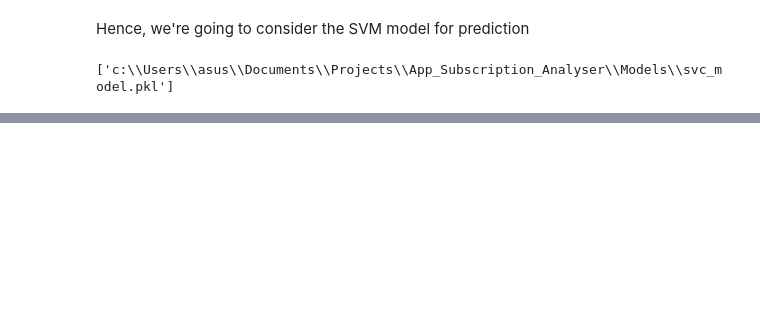
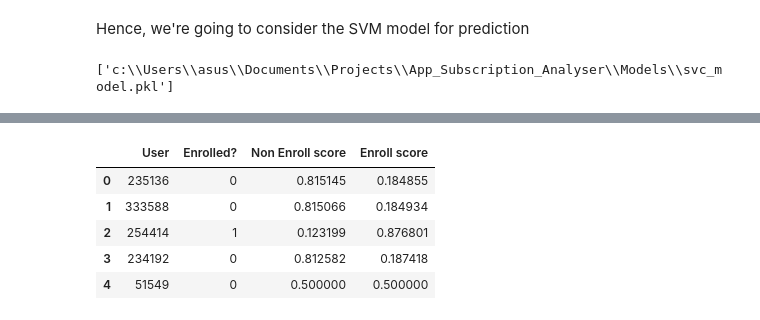
Before and after one commit to IMMRM/AppSubsAnalyser, a Jupyter notebook: Notebooks/Training_Modelling.ipynb, the cells around one changed output, grey strips where cells are left out. Saved outputs shown, nothing was run; the diff lists cells and outputs as text; code cells hidden in the pictures; blank space fills up the shorter version.

Commit message:
Probability prediction added and predicted result consolidated with USERids

```diff
--- a/Notebooks/Training_Modelling.ipynb
+++ b/Notebooks/Training_Modelling.ipynb
@@ -42,5 +43,5 @@ df.shape
 # %%
-X_train,X_test,Y_train,Y_test=train_test_split(X,Y,test_size=0.8,stratify=Y)
+X_train,X_test,Y_train,Y_test=train_test_split(X,Y,test_size=0.8)
 # %% [markdown]
 #### Using random prediction
 # %%
@@ -83,6 +84,6 @@ log_reg_test_score
 # %% [markdown]
 ### Using SVM
 # %%
-svc=SVC()
+svc=SVC(probability=True)
 svc.fit(X_train,Y_train)
 # %% [output]
@@ -163,0 +173,12 @@ joblib.dump(svc,filename=model_path)
+# %%
+## Concatenating the dataset
+train_preds=pd.DataFrame(svc.predict(X_train),columns=['Enrolled?'])
+test_preds=pd.DataFrame(svc.predict(X_test),columns=['Enrolled?'])
+train_preds_prob=pd.DataFrame(svc.predict_proba(X_train),columns=['Non Enroll score','Enroll score'])
+test_preds_prob=pd.DataFrame(svc.predict_proba(X_test),columns=['Non Enroll score','Enroll score'])
+df_train=pd.concat([train_preds,train_preds_prob],axis=1)
+df_test=pd.concat([test_preds,test_preds_prob],axis=1)
+# %%
+df_train_test=pd.concat([df_train,df_test],axis=0).reset_index(drop=True)
+df_user=pd.DataFrame(X_user.values,columns=['User']).reset_index(drop=True)
+df_train_test.head(6)
@@ -163,0 +193,10 @@ joblib.dump(svc,filename=model_path)
+# %%
+df_full=df_user.join(df_train_test)
+df_full.head(5)
+# %% [output]
+|  | User | Enrolled? | Non Enroll score | Enroll score |
+| 0 | 235136 | 0 | 0.815145 | 0.184855 |
+| 1 | 333588 | 0 | 0.815066 | 0.184934 |
+| 2 | 254414 | 1 | 0.123199 | 0.876801 |
+| 3 | 234192 | 0 | 0.812582 | 0.187418 |
+| 4 | 51549 | 0 | 0.500000 | 0.500000 |
```
Also changed, not shown: parts of 17 cells of this notebook, 4 other files.
